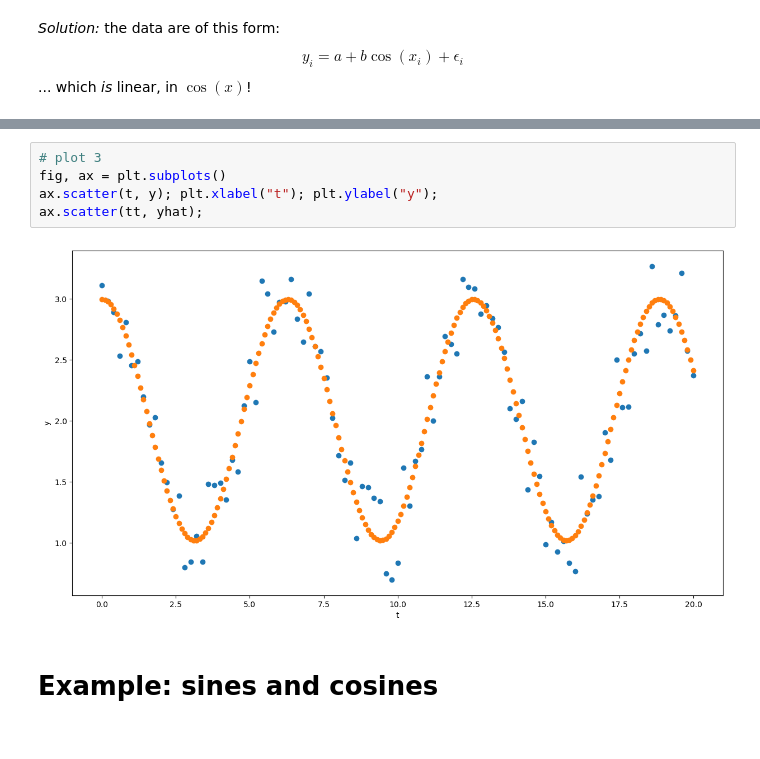
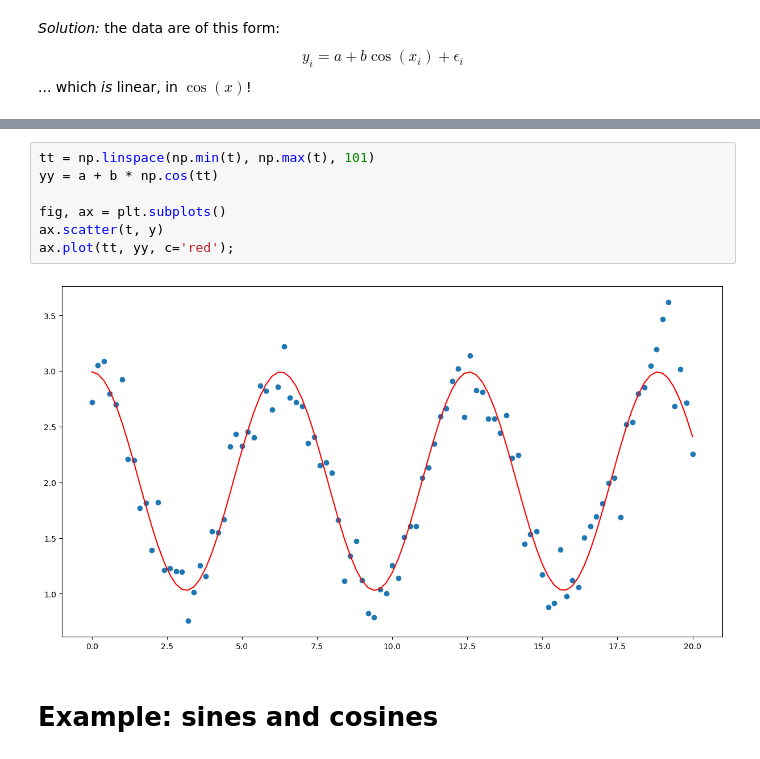
Before and after one commit to UOdsci/dsci345, a Jupyter notebook: class_material/slides/Nonlinear_models.ipynb, the cells around one changed output, grey strips where cells are left out. Drawn from its saved outputs; the diff is of its cells as text.

```diff
--- a/class_material/slides/Nonlinear_models.ipynb
+++ b/class_material/slides/Nonlinear_models.ipynb
@@ -55,10 +52,12 @@ ax.legend();
-# %%
-# plot 3
-fig, ax = plt.subplots()
-ax.scatter(t, y); plt.xlabel("t"); plt.ylabel("y");
-ax.scatter(tt, yhat);
-# %% [output]
-[figure, removed]
+# %%
+tt = np.linspace(np.min(t), np.max(t), 101)
+yy = a + b * np.cos(tt)
+
+fig, ax = plt.subplots()
+ax.scatter(t, y)
+ax.plot(tt, yy, c='red');
+# %% [output]
+[figure, added]
 # %% [markdown]
 # Example: sines and cosines
 # %% [markdown]
```
Also changed, not shown: parts of 17 cells of this notebook, 14 other files.
